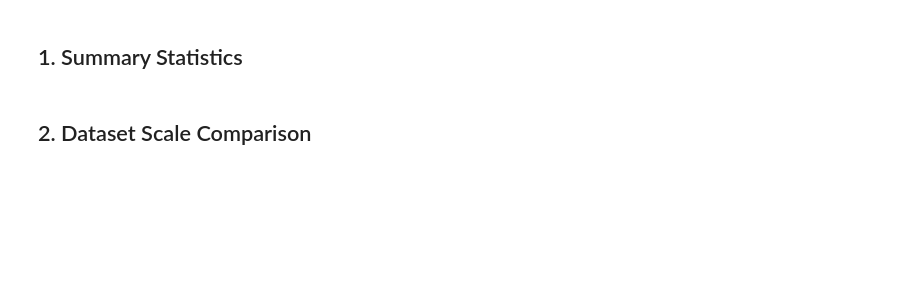
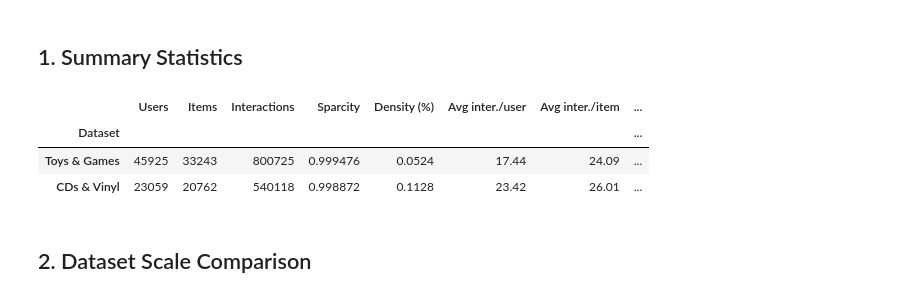
Before and after one commit to uBBeter/thesis_v2, a Jupyter notebook: notebooks/data_exploration.ipynb, the cells around one changed output. Drawn from its saved outputs; the diff is of its cells as text; code cells hidden in the pictures; blank space fills up the shorter version.

```diff
--- a/notebooks/data_exploration.ipynb
+++ b/notebooks/data_exploration.ipynb
@@ -36,30 +36,36 @@ FileNotFoundError: [Errno 2] No such file or directory: '../data/processed/toys/
 # %%
 rows = []
 for label, ds in datasets.items():
     n_val   = len(ds.val)
     n_test  = len(ds.test)
     n_train = len(ds.train)
     n_total = n_train + n_val + n_test
 
     user_counts = ds.train.groupby("user_idx")["item_idx"].count()
     item_counts = ds.train.groupby("item_idx")["user_idx"].count()
     density = n_total / (ds.n_users * ds.n_items) * 100
 
     rows.append({
         "Dataset":          label,
         "Users":            ds.n_users,
         "Items":            ds.n_items,
         "Interactions":     n_total,
+        "Sparcity":         1 - n_total / (ds.n_users * ds.n_items),
         "Density (%)":      round(density, 4),
         "Avg inter./user":  round(n_total / ds.n_users, 2),
         "Avg inter./item":  round(n_total / ds.n_items, 2),
         "Min inter./user":  int(user_counts.min()) + 2,
         "Max inter./user":  int(user_counts.max()) + 2,
     })
 
 stats_df = pd.DataFrame(rows).set_index("Dataset")
 stats_df.to_csv(FIGURES_DIR / "dataset_stats.csv")
 stats_df
+# %% [output]
+|  | Users | Items | Interactions | Sparcity | Density (%) | Avg inter./user | Avg inter./item | ... |
+| Dataset |  |  |  |  |  |  |  | ... |
+| Toys & Games | 45925 | 33243 | 800725 | 0.999476 | 0.0524 | 17.44 | 24.09 | ... |
+| CDs & Vinyl | 23059 | 20762 | 540118 | 0.998872 | 0.1128 | 23.42 | 26.01 | ... |
 # %% [markdown]
 ## 2. Dataset Scale Comparison
 # %%
```
Also changed, not shown: parts of 6 cells of this notebook, 10 other files.
